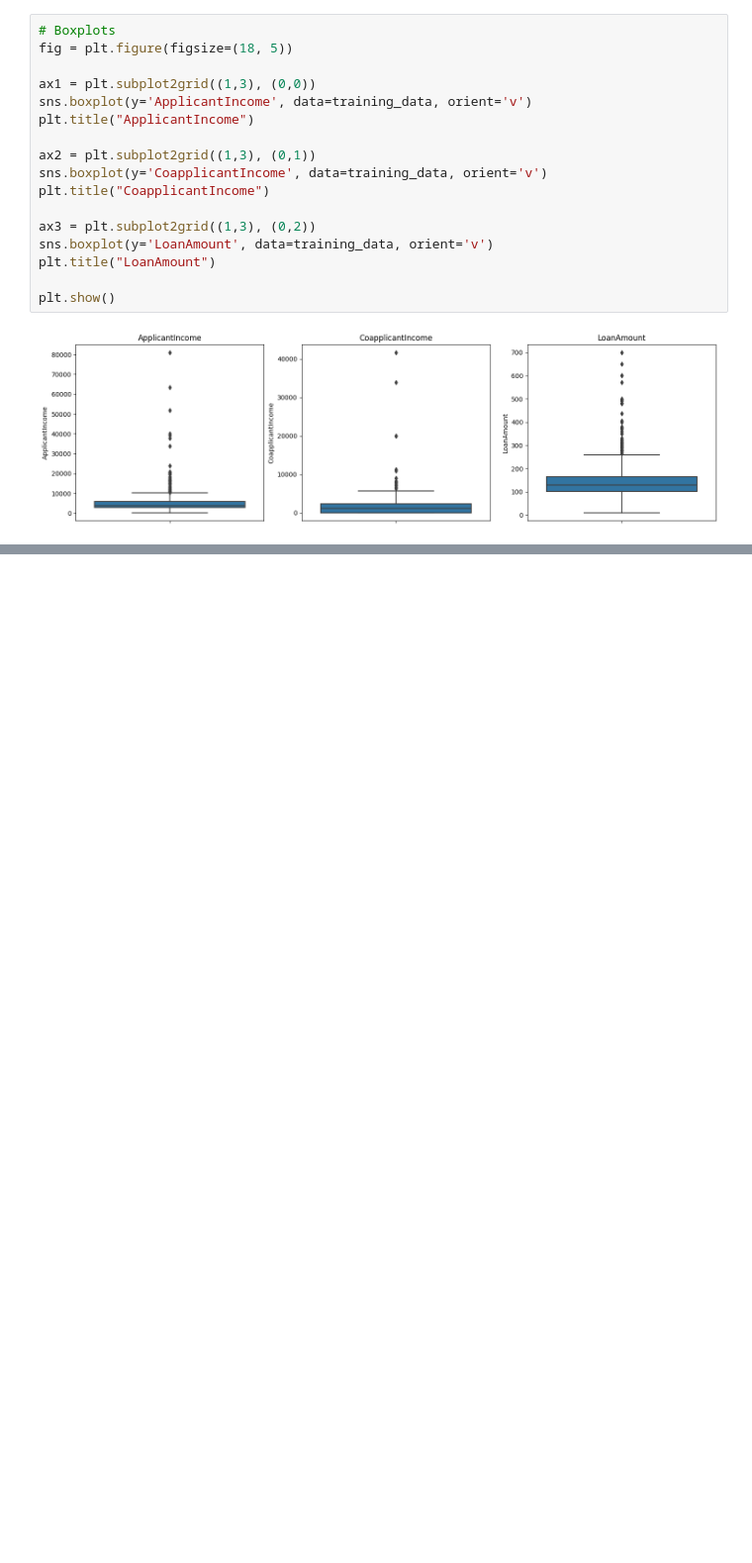
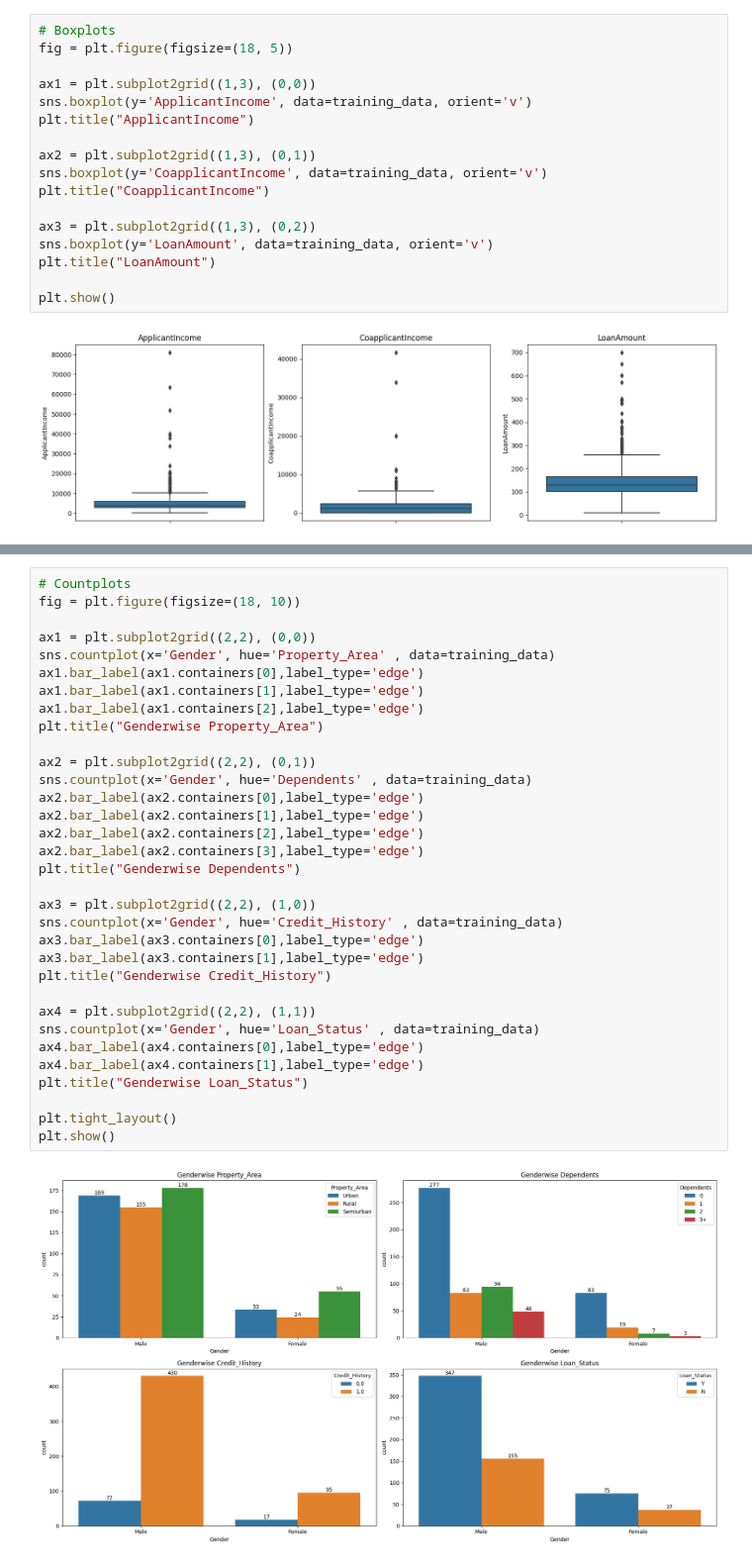
Before and after one commit to Akshay-Paunikar/Loan_Prediction_ML, a Jupyter notebook: project/notebook/Loan_Prediction.ipynb, the cells around one changed output, grey strips where cells are left out. Shown at 99% size. Saved outputs shown, nothing was run; the diff lists cells and outputs as text; blank space fills up the shorter version.

```diff
--- a/project/notebook/Loan_Prediction.ipynb
+++ b/project/notebook/Loan_Prediction.ipynb
@@ -725,0 +829,35 @@ plt.show()
+# %%
+# Countplots
+fig = plt.figure(figsize=(18, 10))
+
+ax1 = plt.subplot2grid((2,2), (0,0))
+sns.countplot(x='Gender', hue='Property_Area' , data=training_data)
+ax1.bar_label(ax1.containers[0],label_type='edge')
+ax1.bar_label(ax1.containers[1],label_type='edge')
+ax1.bar_label(ax1.containers[2],label_type='edge')
+plt.title("Genderwise Property_Area")
+
+ax2 = plt.subplot2grid((2,2), (0,1))
+sns.countplot(x='Gender', hue='Dependents' , data=training_data)
+ax2.bar_label(ax2.containers[0],label_type='edge')
+ax2.bar_label(ax2.containers[1],label_type='edge')
+ax2.bar_label(ax2.containers[2],label_type='edge')
+ax2.bar_label(ax2.containers[3],label_type='edge')
+plt.title("Genderwise Dependents")
+
+ax3 = plt.subplot2grid((2,2), (1,0))
+sns.countplot(x='Gender', hue='Credit_History' , data=training_data)
+ax3.bar_label(ax3.containers[0],label_type='edge')
+ax3.bar_label(ax3.containers[1],label_type='edge')
+plt.title("Genderwise Credit_History")
+
+ax4 = plt.subplot2grid((2,2), (1,1))
+sns.countplot(x='Gender', hue='Loan_Status' , data=training_data)
+ax4.bar_label(ax4.containers[0],label_type='edge')
+ax4.bar_label(ax4.containers[1],label_type='edge')
+plt.title("Genderwise Loan_Status")
+
+plt.tight_layout()
+plt.show()
+# %% [output]
+[figure, added]
```
Also changed, not shown: parts of 9 cells of this notebook.
